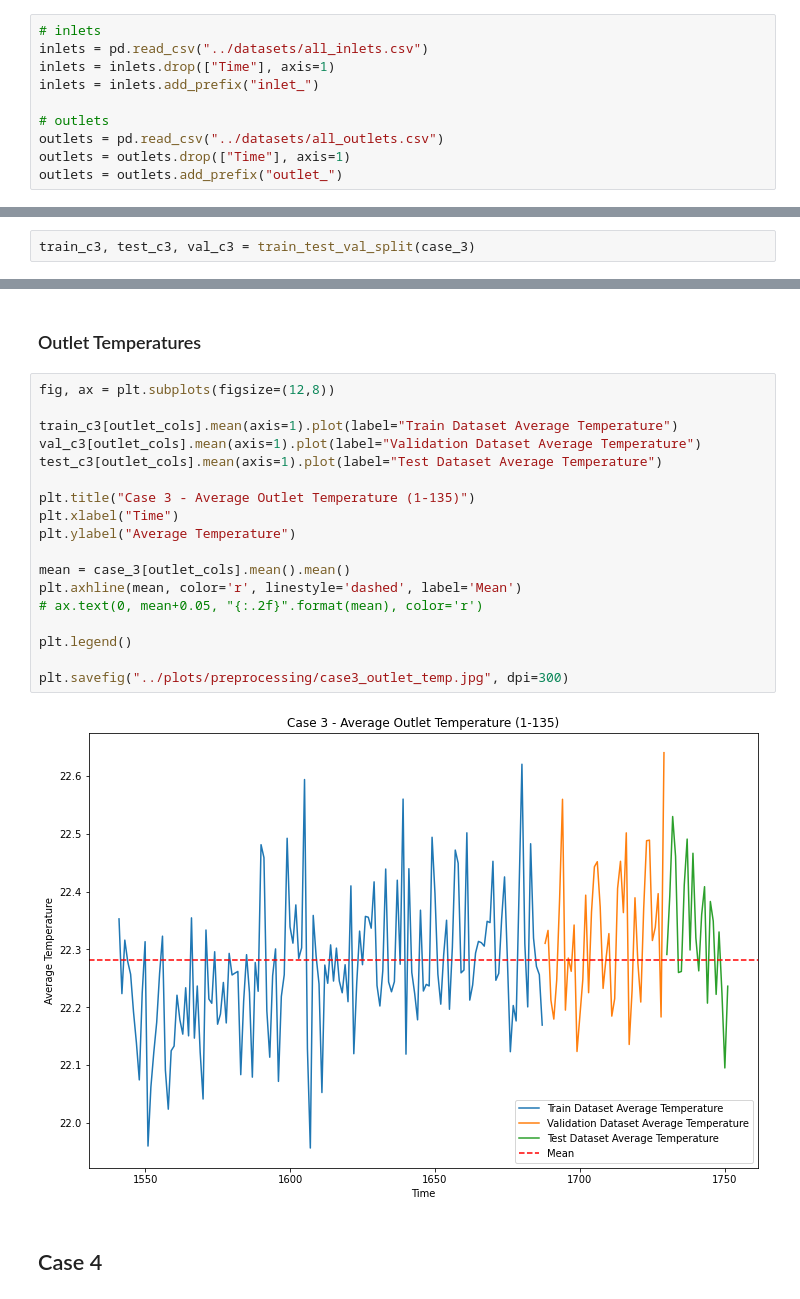
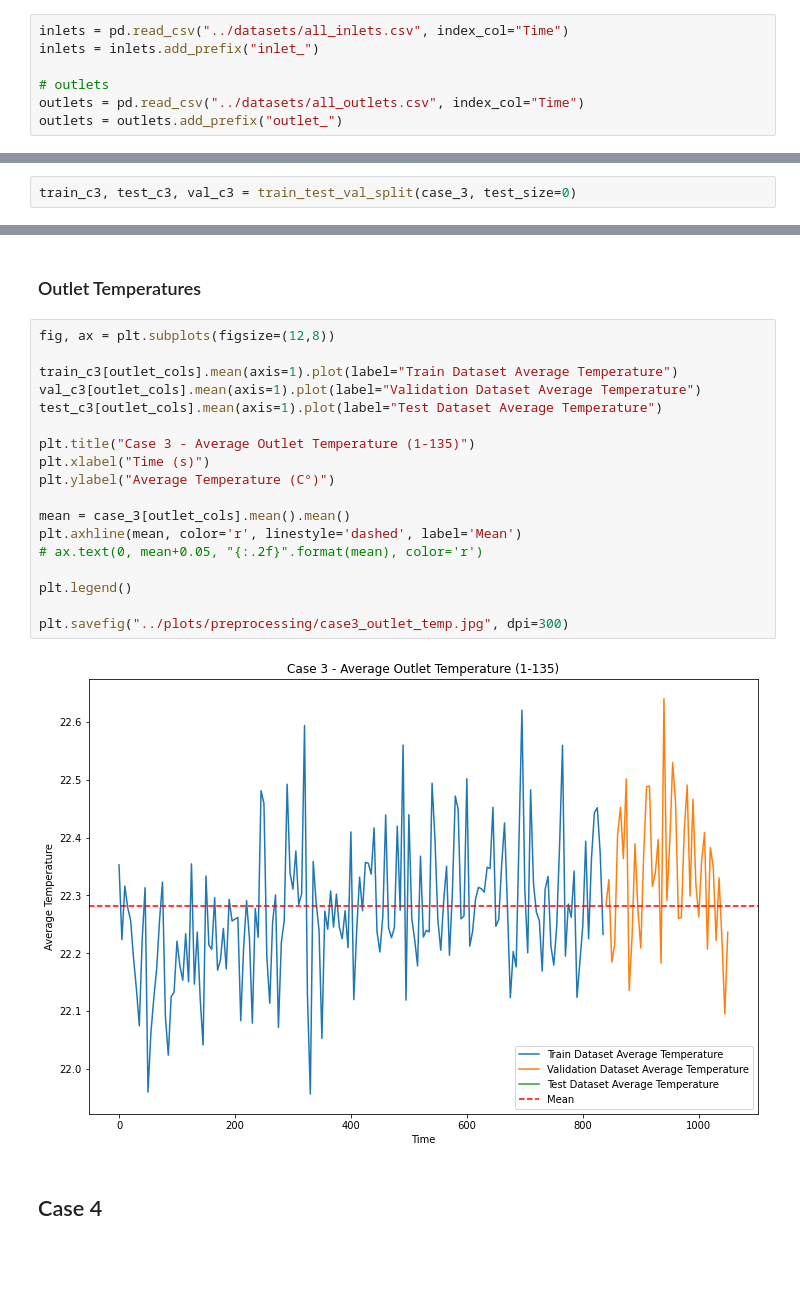
Before and after one commit to drdeleon/rack-temp-pred, a Jupyter notebook: rack-temp-pred/preprocessing.ipynb, the cells around one changed output, grey strips where cells are left out. Drawn from its saved outputs; the diff is of its cells as text; blank space fills up the shorter version.

```diff
--- a/rack-temp-pred/preprocessing.ipynb
+++ b/rack-temp-pred/preprocessing.ipynb
@@ -3,12 +3,9 @@ import pandas as pd
 import matplotlib.pyplot as plt
 from utils import train_test_val_split
 # %%
-# inlets
-inlets = pd.read_csv("../datasets/all_inlets.csv")
-inlets = inlets.drop(["Time"], axis=1)
+inlets = pd.read_csv("../datasets/all_inlets.csv", index_col="Time")
 inlets = inlets.add_prefix("inlet_")
 
 # outlets
-outlets = pd.read_csv("../datasets/all_outlets.csv")
-outlets = outlets.drop(["Time"], axis=1)
+outlets = pd.read_csv("../datasets/all_outlets.csv", index_col="Time")
 outlets = outlets.add_prefix("outlet_")
@@ -237,7 +266,7 @@ plt.savefig("../plots/preprocessing/case2_outlet_temp.jpg", dpi=300)
 # %% [markdown]
 ## Case 3
 # %%
-train_c3, test_c3, val_c3 = train_test_val_split(case_3)
+train_c3, test_c3, val_c3 = train_test_val_split(case_3, test_size=0)
 # %% [markdown]
 ### Inlet Fan Speed
 # %%
@@ -300,23 +328,23 @@ plt.savefig("../plots/preprocessing/case3_inlet_temp.jpg", dpi=300)
 # %%
 fig, ax = plt.subplots(figsize=(12,8))
 
 train_c3[outlet_cols].mean(axis=1).plot(label="Train Dataset Average Temperature")
 val_c3[outlet_cols].mean(axis=1).plot(label="Validation Dataset Average Temperature")
 test_c3[outlet_cols].mean(axis=1).plot(label="Test Dataset Average Temperature")
 
 plt.title("Case 3 - Average Outlet Temperature (1-135)")
-plt.xlabel("Time")
-plt.ylabel("Average Temperature")
+plt.xlabel("Time (s)")
+plt.ylabel("Average Temperature (C°)")
 
 mean = case_3[outlet_cols].mean().mean()
 plt.axhline(mean, color='r', linestyle='dashed', label='Mean')
 # ax.text(0, mean+0.05, "{:.2f}".format(mean), color='r')
 
 plt.legend()
 
 plt.savefig("../plots/preprocessing/case3_outlet_temp.jpg", dpi=300)
 # %% [output]
-[figure, old version]
+[figure, new version]
 # %% [markdown]
 ## Case 4
 # %%
```
Also changed, not shown: parts of 26 cells of this notebook.
